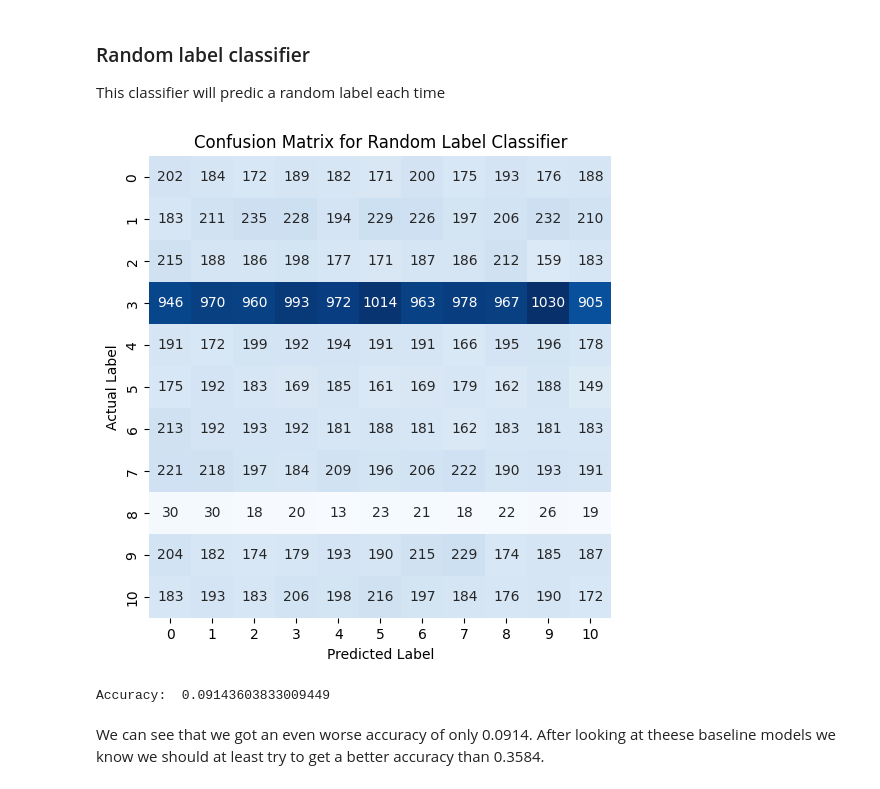
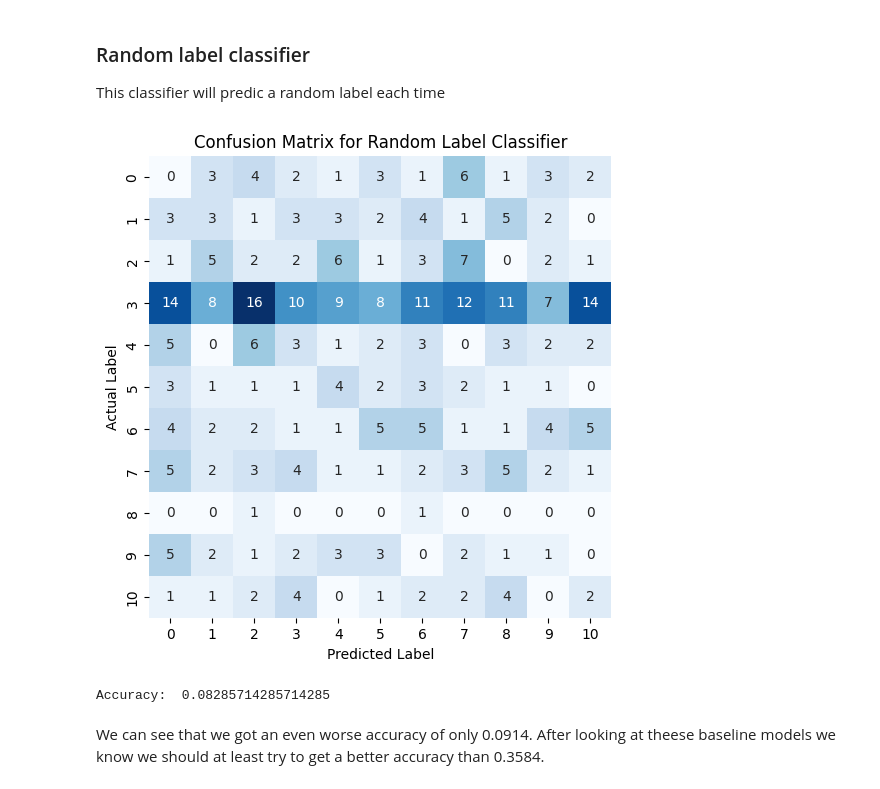
Before and after one commit to Maloha7/digit-recognizer, a Jupyter notebook: digitRecognizer.ipynb, the cells around one changed output. Saved outputs shown, nothing was run; the diff lists cells and outputs as text; code cells hidden in the pictures.

```diff
--- a/digitRecognizer.ipynb
+++ b/digitRecognizer.ipynb
@@ -96,8 +90,8 @@ Shape of labels:  (85273,)
 ###############################################################
 #TEMPORARY REMOVE DATAPOINTS FOR TESTING
 
-# images = images[0:1000]
-# labels = labels[0:1000]
+images = images[0:1000]
+labels = labels[0:1000]
 # %% [markdown]
 We can see that there are a total of 85273 images and labels where each image is a 24x24 array. Next let's look at the value range
 # %%
@@ -221,9 +193,10 @@ This classifier always predicts the majority label
 trained_and_evaluated_models = []
 
 #Function to store the results of a model
-def store_results(model_name, y_pred, accuracy_score):
+def store_results(model_name, model, y_pred, accuracy_score):
     result = {
         'model_name': model_name,
+        'model': model,
         'y_pred': y_pred,
         'accuracy_score': accuracy_score
     }
@@ -254,24 +227,24 @@ This classifier will predic a random label each time
 # %%
 #Random label classifier
 
 #Set seed for reproducibility
 np.random.seed(42)
 y_pred = np.random.randint(0, 11, y_val.shape)
 
 #Plot the confusion matrix for the random label classifier
 plot_confusion_matrix(y_val, y_pred, 'Confusion Matrix for Random Label Classifier')
 
 #Calculate accuracy
 accuracy = accuracy_score(y_val, y_pred)
 
 #Print the accuracy
 print("Accuracy: ", accuracy)
 
 #Store the results of the random label classifier
-store_results('Random Label Classifier', y_pred, accuracy)
+store_results('Random Label Classifier', None, y_pred, accuracy)
 # %% [output]
-[figure, old version]
+[figure, new version]
-Accuracy:  0.09143603833009449
+Accuracy:  0.08285714285714285
 # %% [markdown]
 We can see that we got an even worse accuracy of only 0.0914. After looking at theese baseline models we know we should at least try to get a better accuracy than 0.3584.
 # %% [markdown]
```
Also changed, not shown: parts of 25 cells of this notebook.
